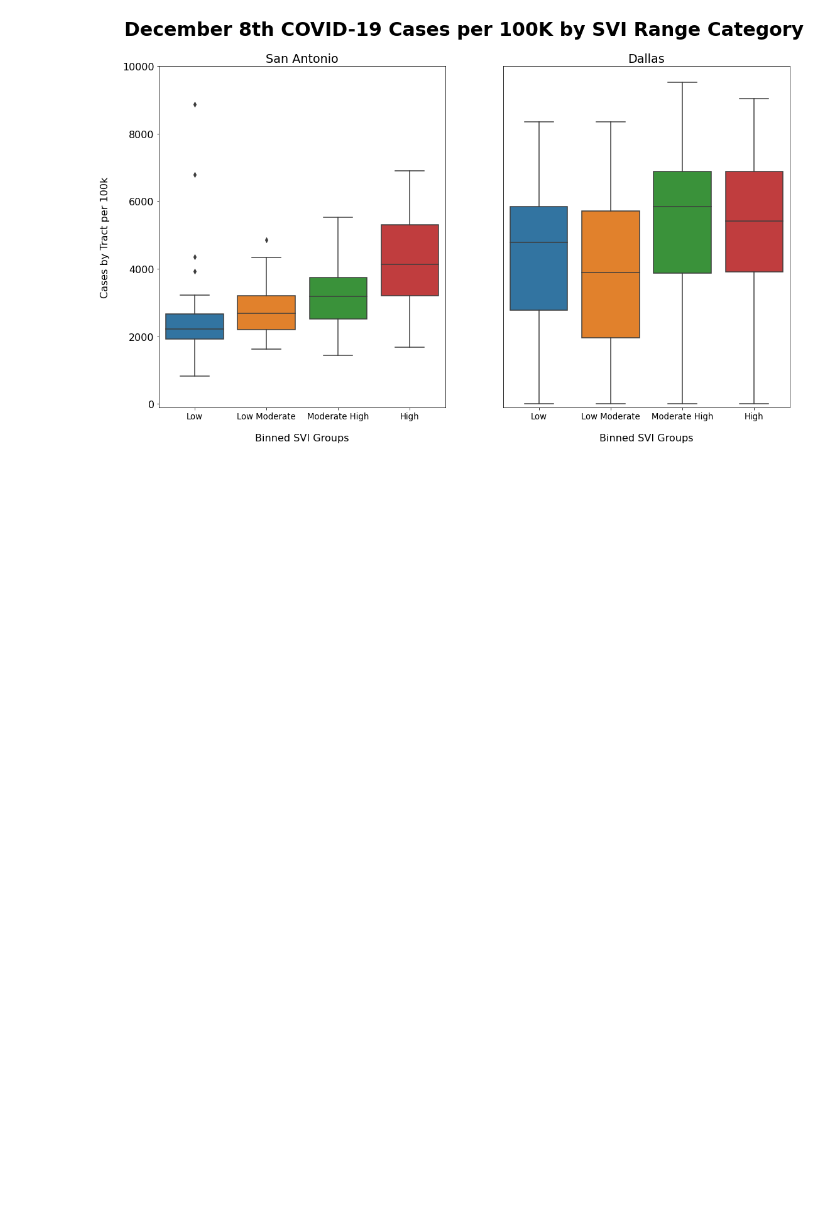
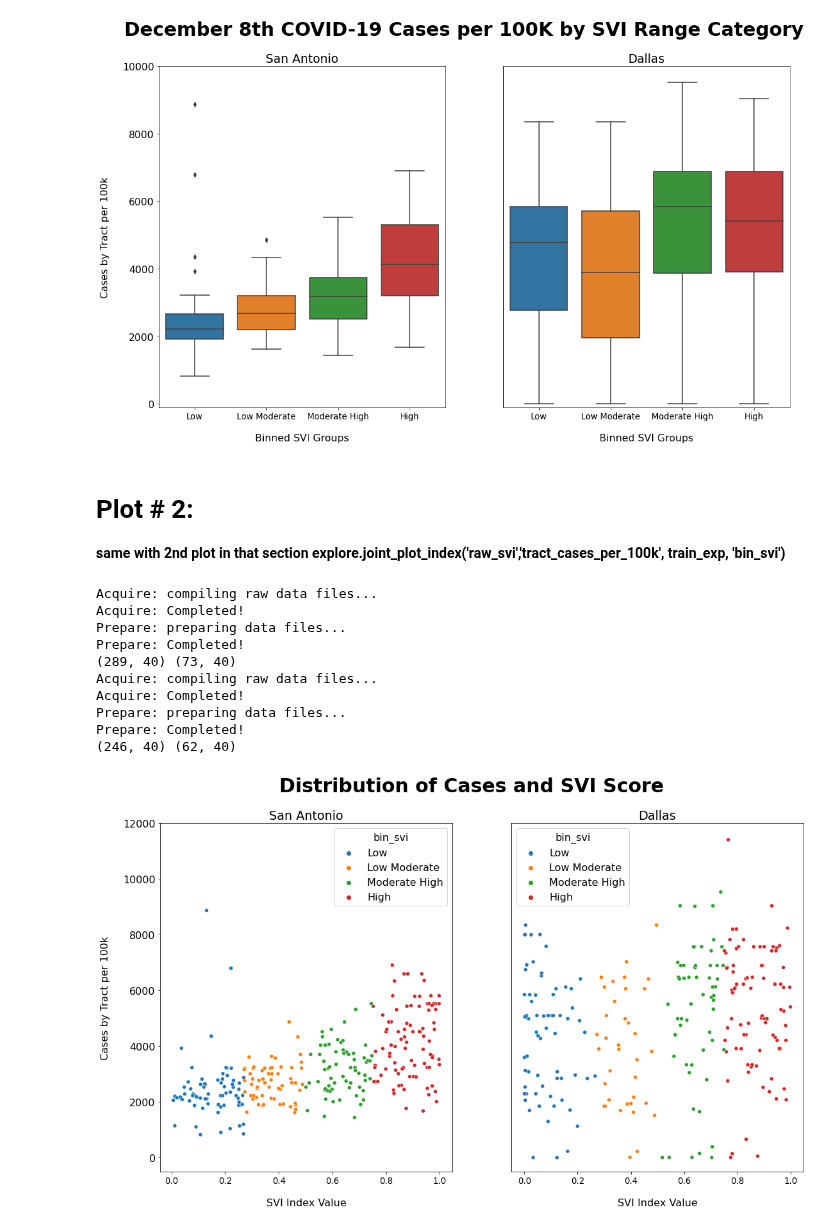
Before and after one commit to SVI-Capstone/svi_capstone, a Jupyter notebook: corey_finalnb_plots.ipynb, the cells around one changed output. Cells and saved outputs as stored; diff of their text form; code cells hidden in the pictures; blank space fills up the shorter version.

Commit message:
Plot #2 Complete

```diff
--- a/corey_finalnb_plots.ipynb
+++ b/corey_finalnb_plots.ipynb
@@ -61,3 +61,52 @@ Prepare: preparing data files...
 Prepare: Completed!
 (246, 40) (62, 40)
 [figure]
+# %% [markdown]
+# Plot # 2:
+**same with 2nd plot in that section
+explore.joint_plot_index('raw_svi','tract_cases_per_100k', train_exp, 'bin_svi')**
+# %%
+## Code to Change
+fig, axes = plt.subplots(1,2, figsize=(18, 10))
+plt.suptitle('Distribution of Cases and SVI Score', fontsize=30, fontweight = 'bold')
+axes[0].set_title('San Antonio')
+axes[1].set_title('Dallas')
+
+# San Antonio Data
+df, train_exp, X_train_scaled, y_train, X_test_scaled, y_test = wrangle.wrangle_data()
+ax1 = sns.scatterplot(ax = axes[0],
+                      x = 'raw_svi',
+                      y = 'tract_cases_per_100k',
+                      data = train_exp,
+                      hue = 'bin_svi')
+ax1.set_ylim([-500,12000])
+ax1.set_ylabel("Cases by Tract per 100k",labelpad=20)
+ax1.set_xlabel("SVI Index Value",labelpad=20)
+ax1.tick_params(axis ='x', labelsize ='small')
+
+
+#Dallas Data
+df, train_exp, X_train_scaled, y_train, X_test_scaled, y_test = wrangle.wrangle_dallas_data()
+ax2 = sns.scatterplot(ax = axes[1],
+                      x = 'raw_svi',
+                      y = 'tract_cases_per_100k',
+                      data = train_exp,
+                      hue = 'bin_svi')
+ax2.set_ylim([-500,12000])
+ax2.yaxis.set_visible(False)
+ax2.tick_params(axis ='x', labelsize ='small')
+ax2.set_xlabel("SVI Index Value",labelpad=20)
+
+plt.show()
+# %% [output]
+Acquire: compiling raw data files...
+Acquire: Completed!
+Prepare: preparing data files...
+Prepare: Completed!
+(289, 40) (73, 40)
+Acquire: compiling raw data files...
+Acquire: Completed!
+Prepare: preparing data files...
+Prepare: Completed!
+(246, 40) (62, 40)
+[figure, added]
```
